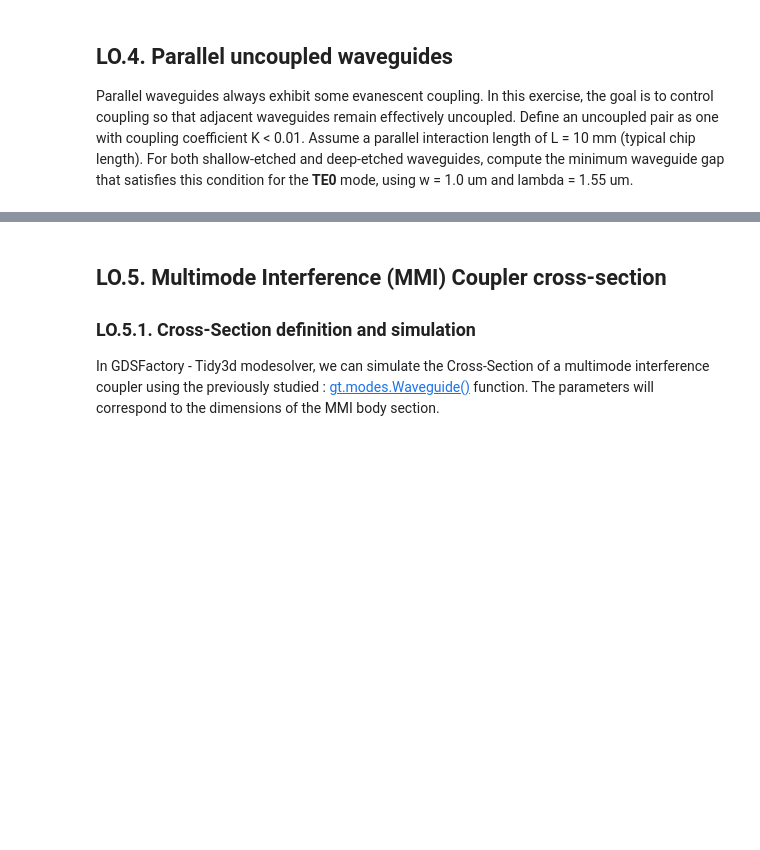
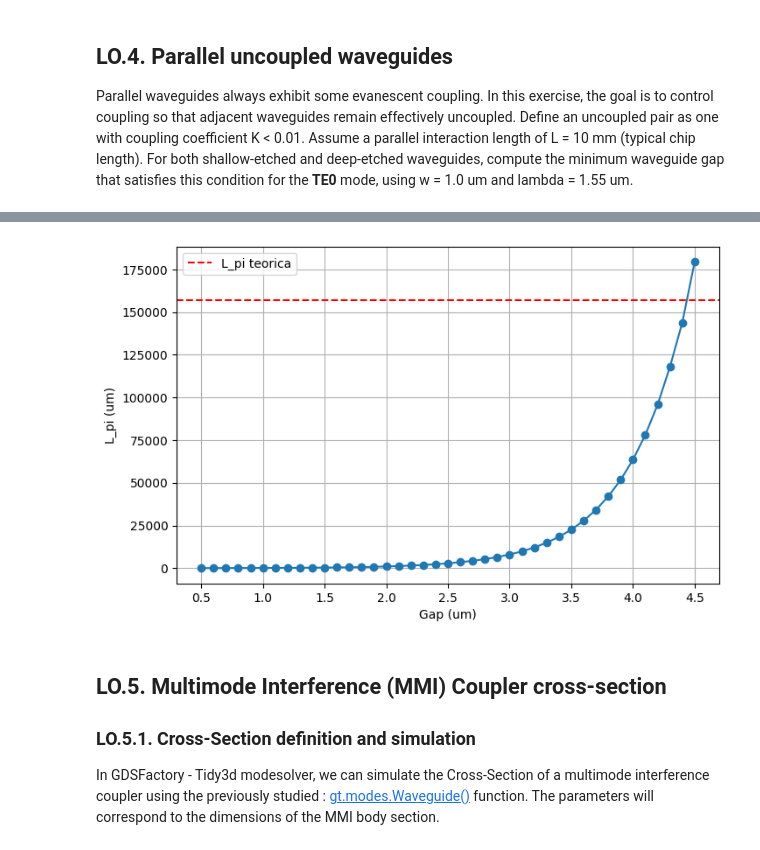
Before and after one commit to ltorjua/cifoin-lab2, a Jupyter notebook: COUPLERS_Student.ipynb, the cells around one changed output, grey strips where cells are left out. Drawn from its saved outputs; the diff is of its cells as text; code cells hidden in the pictures; blank space fills up the shorter version.

```diff
--- a/COUPLERS_Student.ipynb
+++ b/COUPLERS_Student.ipynb
@@ -329,0 +550,68 @@ Parallel waveguides always exhibit some evanescent coupling. In this exercise, t
+# %%
+#guia shallow
+
+# 1) L_pi teorica objetivo
+L_pi_target = (np.pi * L) / (2 * np.arcsin(np.sqrt(K_target)))
+
+print("L_pi teorica objetivo =", L_pi_target, "um")
+print("L_pi teorica objetivo =", L_pi_target/1000, "mm")
+
+
+# 2) Sweep de gap para deep
+gap_values = np.arange(0.5, 5.6, 0.1)
+Lpi_values = []
+
+gap_min = None
+Lpi_min = None
+
+for gap_to_simulate in gap_values:
+
+    dcoupler_cs = gt.modes.WaveguideCoupler(
+        # Geometrical Parameters
+        core_width=(1.2, 1.2),
+        slab_thickness=150 * nm,      # shallow
+        core_thickness=300 * nm,
+        gap=gap_to_simulate,
+
+        # Materials
+        core_material='sin',
+        clad_material='sio2',
+
+        # Modesolver Parameters
+        wavelength=wavelength,
+        num_modes=4,
+        cache_path='.cache/',
+        precision='double',
+        max_grid_scaling=1.5,
+        grid_resolution=20
+    )
+
+    neff = dcoupler_cs.n_eff
+    L_pi_TE = 0.5 * wavelength / (neff[0].real - neff[1].real)
+
+    Lpi_values.append(L_pi_TE)
+
+    print("gap =", gap_to_simulate, "um | L_pi_TE =", L_pi_TE, "um")
+
+    if L_pi_TE >= L_pi_target:
+        gap_min = gap_to_simulate
+        Lpi_min = L_pi_TE
+        break
+
+
+print()
+print("SHALLOW")
+print("Gap minimo =", gap_min, "um")
+print("L_pi en ese gap =", Lpi_min, "um =", Lpi_min/1000, "mm")
+
+
+# 3) Grafica
+plt.figure(figsize=(8,5))
+plt.axhline(L_pi_target, color='r', linestyle='--', label='L_pi teorica')
+plt.plot(gap_values[:len(Lpi_values)], Lpi_values, 'o-')
+plt.xlabel("Gap (um)")
+plt.ylabel("L_pi (um)")
+plt.grid()
+plt.legend()
+plt.show()
+# %% [output]
@@ -330,3 +635,4 @@ Parallel waveguides always exhibit some evanescent coupling. In this exercise, t
+[figure, added]
 # %% [markdown]
 ## LO.5. Multimode Interference (MMI) Coupler cross-section
 
```
Also changed, not shown: parts of 15 cells of this notebook.
